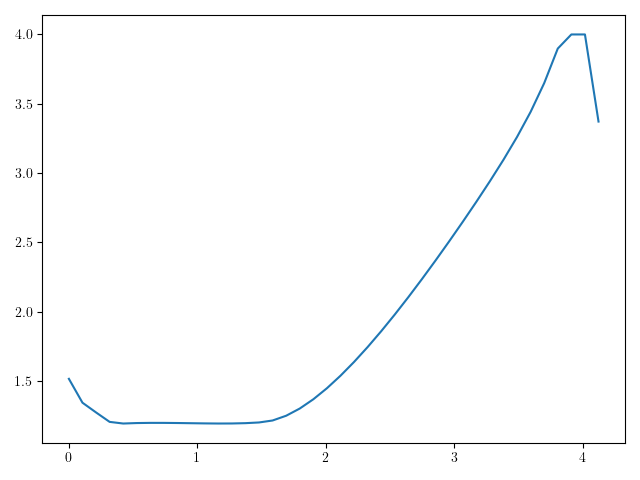
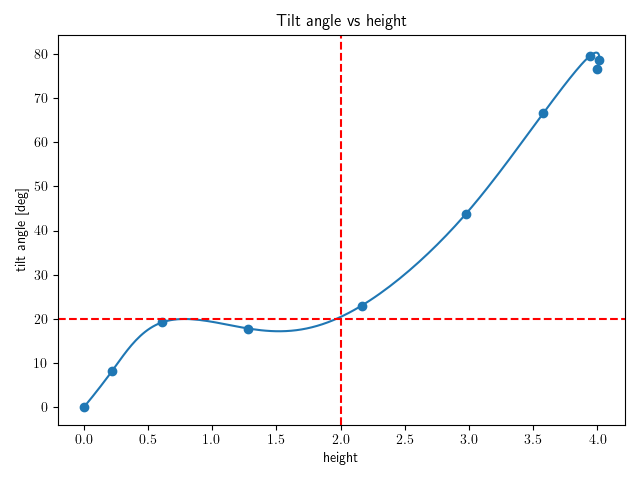
The notebook cell's code change between the first figure and the second:
--- before
+++ after
@@ -61,5 +61,5 @@
 plt.legend()
 
-skip = 3
+skip = 1
 
 # 3D position plot
@@ -81,4 +81,26 @@
             color=(1, 60/255, 0),
             linewidth=1)
+
+#glideslope cone plot
+
+# Parameters
+height = 5                     # cone length along +x
+alpha = np.deg2rad(45)         # half-angle of cone (degrees -> radians)
+num_points = 60
+
+# Create mesh
+x = np.linspace(0, height, num_points)
+theta = np.linspace(0, 2*np.pi, num_points)
+
+X, THETA = np.meshgrid(x, theta)
+
+# Radius grows linearly with x
+R = X * np.tan(alpha)
+
+# Convert to Cartesian coords
+Y = R * np.cos(THETA)
+Z = R * np.sin(THETA)
+
+ax.plot_surface(Y, Z, X, alpha=0.3, edgecolor='none')
 
 # PLOT ASPECT RATIO FIXING (NEEDS TO BE DONE MANUALLY FOR 3D PLOTS :( )
@@ -102,4 +124,25 @@
 plt.plot(t_opt, np.linalg.norm(nu_opt[:, :3], axis=1))
 
+plt.figure()
+
+
+tilt_angles_nl = np.zeros(20 * problem.method.N)
+for i in range(20 * problem.method.N):
+    tilt_angles_nl[i] = np.rad2deg(np.arccos(1 - 2 * np.sum(z_nl[i, 9:11] ** 2)))
+
+tilt_angles_opt = np.zeros(problem.method.N)
+for i in range(problem.method.N):
+    tilt_angles_opt[i] = np.rad2deg(np.arccos(1 - 2 * np.sum(z_opt[i, 9:11] ** 2)))
+
+
+plt.plot(z_nl[:, 1], tilt_angles_nl)
+plt.scatter(z_opt[:, 1], tilt_angles_opt)
+
+plt.axvline(x=2.0, color='r', linestyle='--')
+plt.axhline(y=20.0, color='r', linestyle='--')
+
+plt.title("Tilt angle vs height")
+plt.xlabel("height")
+plt.ylabel("tilt angle [deg]")
 plt.tight_layout()
 plt.show()

Commit: added lander stl, convergence checker off